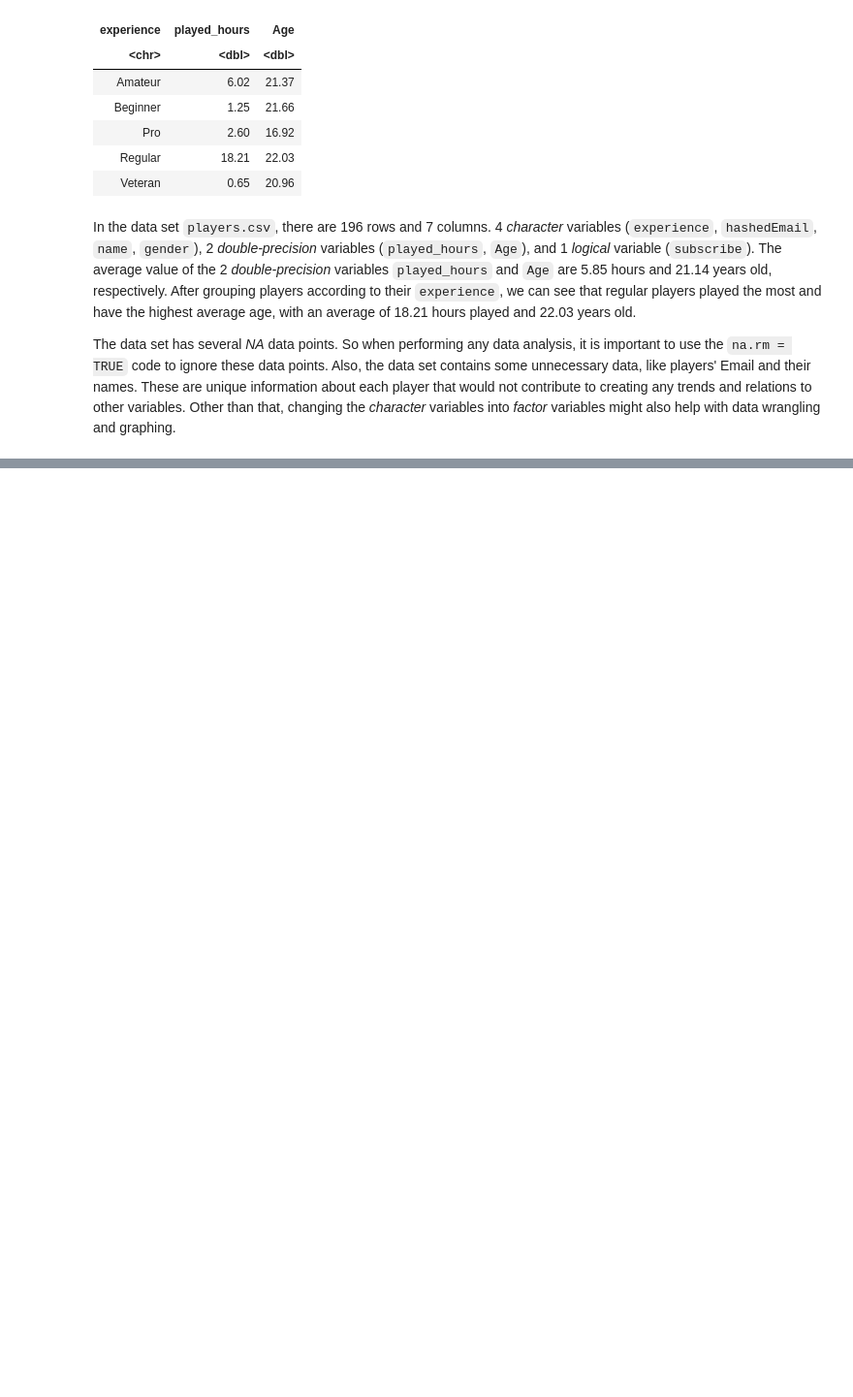
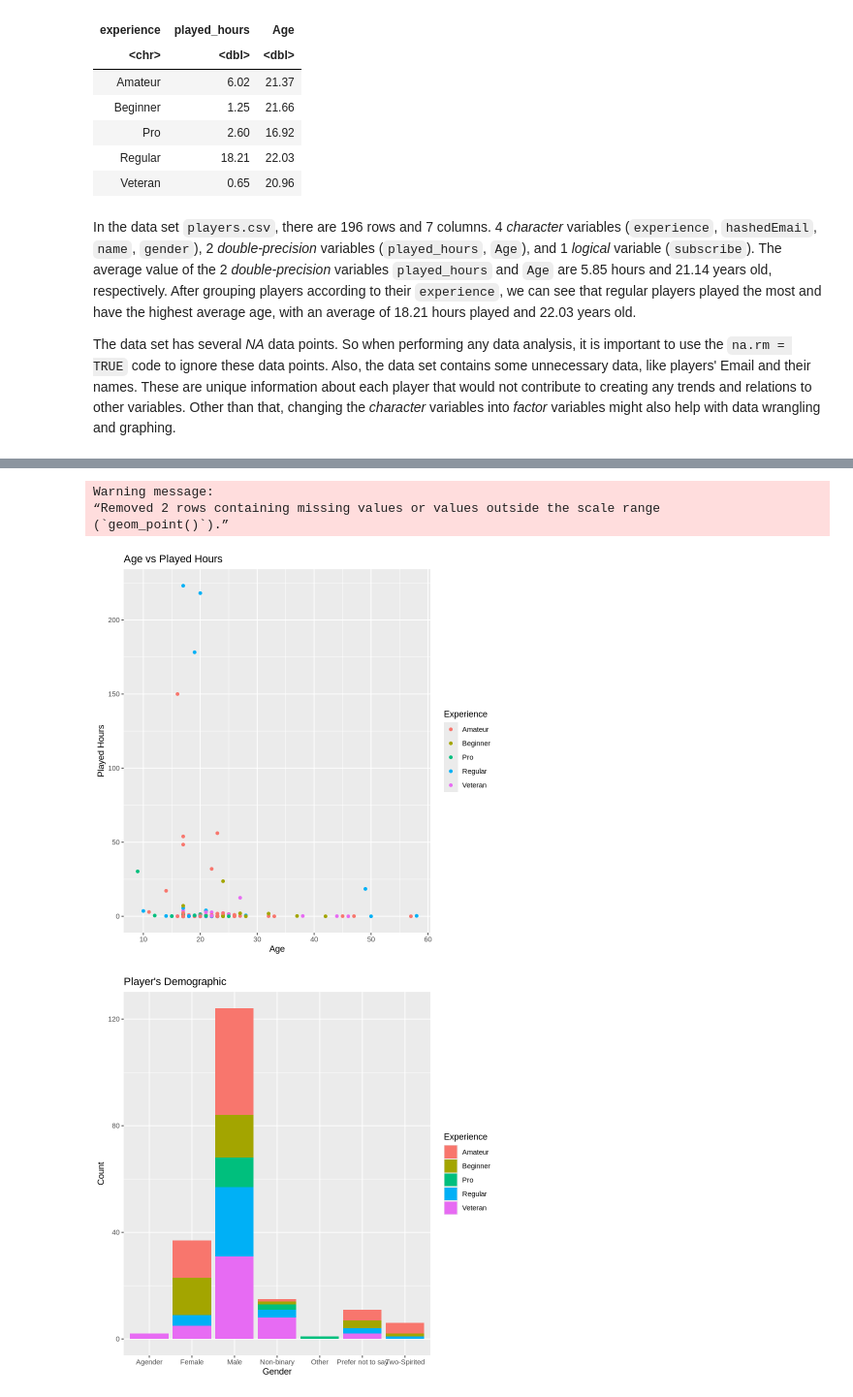
Before and after one commit to capybaraox/project-individual-planning-stage-, a Jupyter notebook: Andox_individual_project_planning_group18.ipynb, the cells around one changed output, grey strips where cells are left out. Shown: that part at 97% size. Drawn from its saved outputs; the diff is of its cells as text; code cells hidden in the pictures; blank space fills up the shorter version.

Commit message:
Formulated a question and plotted graphs
Formulated a question and plotted graphs

```diff
--- a/Andox_individual_project_planning_group18.ipynb
+++ b/Andox_individual_project_planning_group18.ipynb
@@ -75,0 +171,29 @@ The data set has several *NA*  data points. So when performing any data analysis
+# %%
+players_data_format <- players_data |>
+    mutate(experience = as.factor(experience)) |>
+    mutate(gender = as.factor(gender))
+
+players_plot1 <- players_data_format |>
+    ggplot(aes(x = Age, y = played_hours, colour = experience)) +
+    geom_point() +
+    labs(x = "Age" ,
+         y = "Played Hours" ,
+         colour = "Experience" ,
+         title = "Age vs Played Hours")
+
+players_plot2 <- players_data_format |>
+    ggplot(aes(x = gender, fill = experience)) +
+    geom_bar() +
+    labs(x = "Gender" ,
+         y = "Count" ,
+         fill = "Experience" ,
+         title = "Player's Demographic")
+
+players_plot1
+players_plot2
+# %% [output]
+Warning message:
+“Removed 2 rows containing missing values or values outside the scale range
+(`geom_point()`).”
+[figure, added]
+[figure, added]
```
Also changed, not shown: parts of 9 cells of this notebook.
